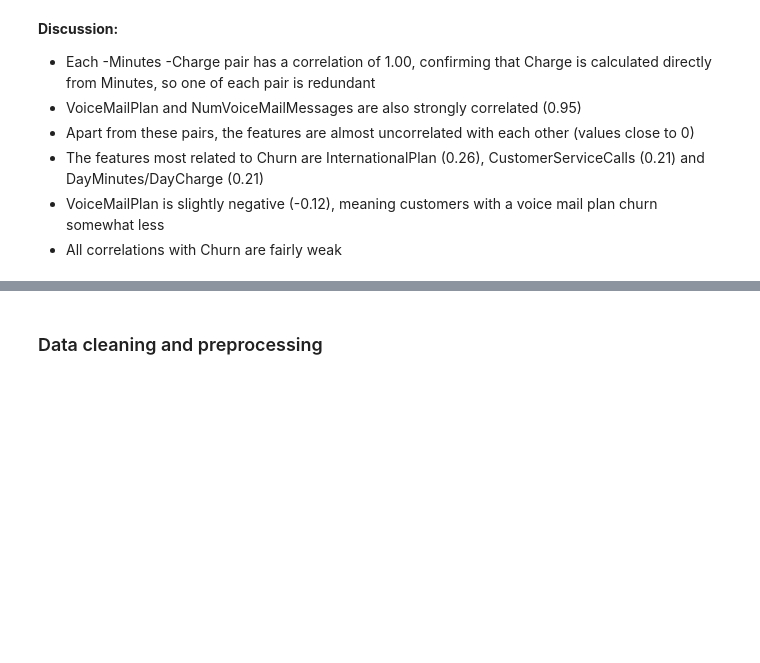
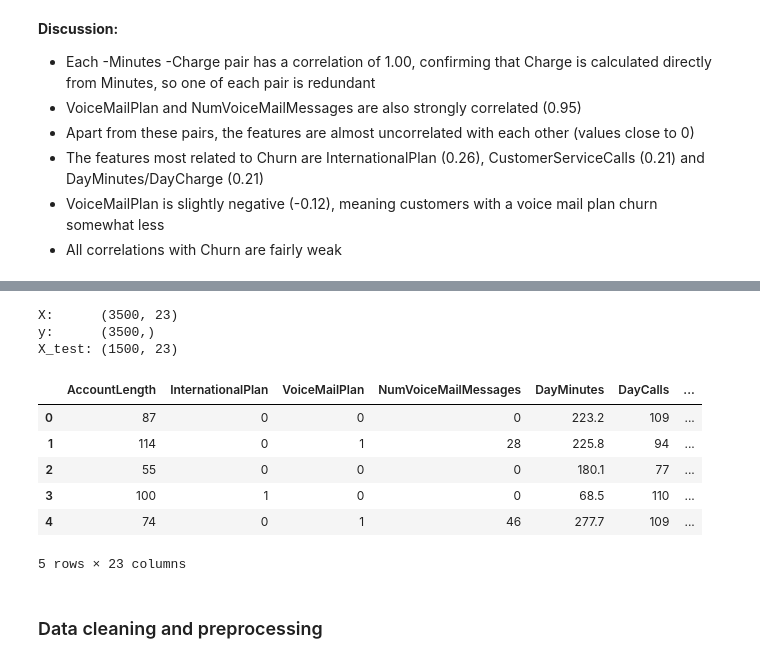
Before and after one commit to sondre04aasheim-spec/Deliverable_4_DAT200, a Jupyter notebook: CA4_template_group_30_v4.ipynb, the cells around one changed output, grey strips where cells are left out. Saved outputs shown, nothing was run; the diff lists cells and outputs as text; code cells hidden in the pictures; blank space fills up the shorter version.

```diff
--- a/CA4_template_group_30_v4.ipynb
+++ b/CA4_template_group_30_v4.ipynb
@@ -182,3 +286,36 @@ plt.show()
+# %%
+"""
+Preparing the data to be used for modelling:
+- X:      the features of the training customers (everything except Churn)
+- y:      the target we want to predict (0 = stays, 1 = leaves)
+- X_test: the features of the Kaggle test customers, prepared in exactly the same way as X
+"""
+
+X = preprocess(telecom_customer_train.drop(columns=["Churn"]))
+y = telecom_customer_train["Churn"]
+X_test = preprocess(telecom_customer_test)
+
+# checking the result:
+# X and X_test must have the same number of columns,
+# X and y must have the same number of rows
+
+print("X:     ", X.shape)
+print("y:     ", y.shape)
+print("X_test:", X_test.shape)
+
+# the first rows of the prepared data
+X.head()
+# %% [output]
+X:      (3500, 23)
+y:      (3500,)
+X_test: (1500, 23)
+|  | AccountLength | InternationalPlan | VoiceMailPlan | NumVoiceMailMessages | DayMinutes | DayCalls | ... |
+| 0 | 87 | 0 | 0 | 0 | 223.2 | 109 | ... |
+| 1 | 114 | 0 | 1 | 28 | 225.8 | 94 | ... |
+| 2 | 55 | 0 | 0 | 0 | 180.1 | 77 | ... |
+| 3 | 100 | 1 | 0 | 0 | 68.5 | 110 | ... |
+| 4 | 74 | 0 | 1 | 46 | 277.7 | 109 | ... |
+5 rows × 23 columns
 # %% [markdown]
 ### Data cleaning and preprocessing
 # %% [markdown]
```
Also changed, not shown: parts of 12 cells of this notebook.
